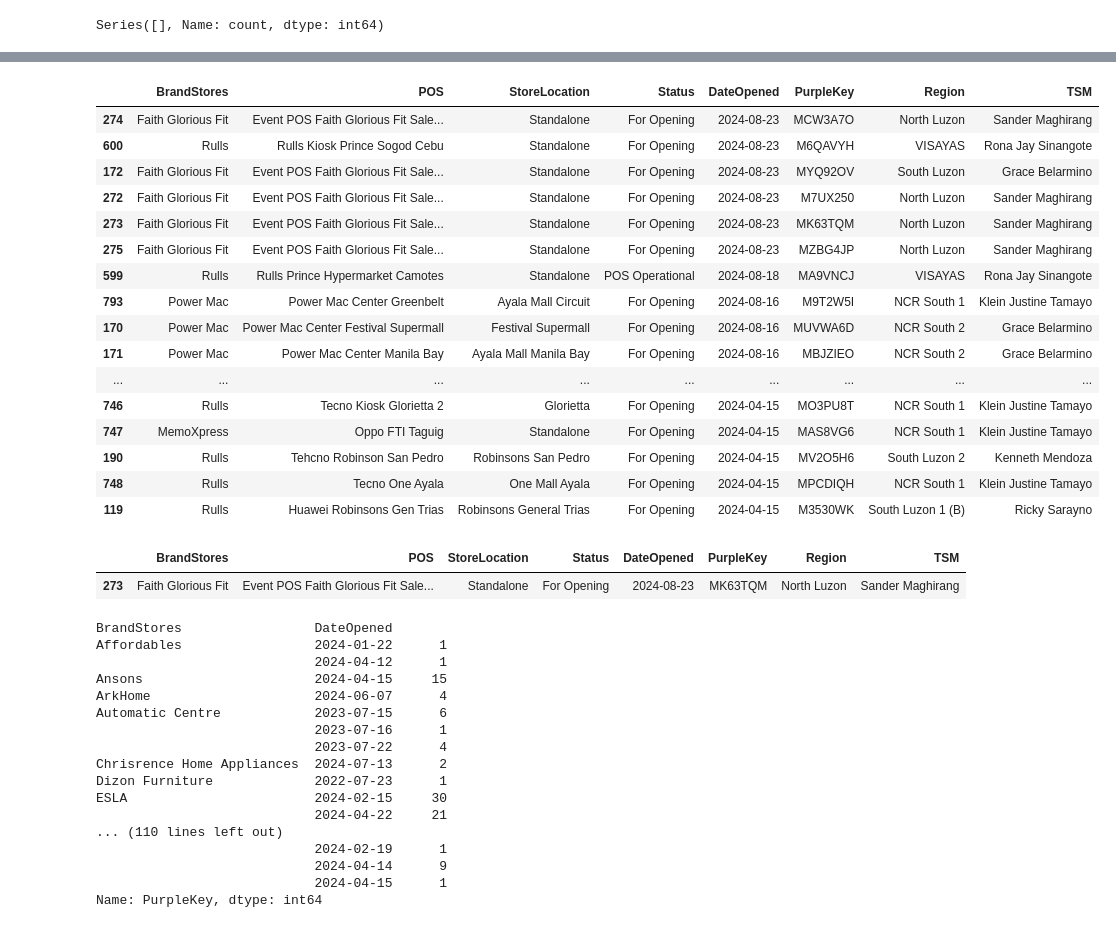
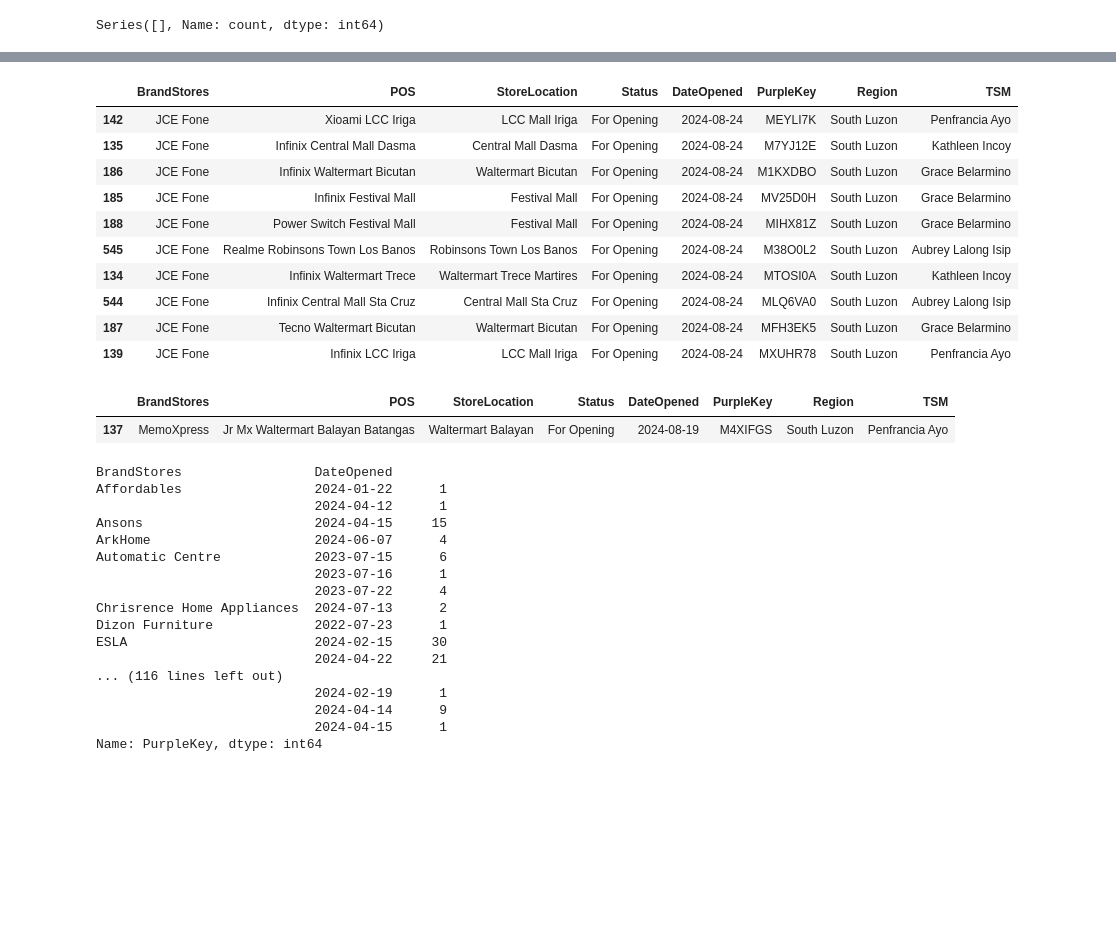
Before and after one commit to dchakroborti-tonik/POS_Addition, a Jupyter notebook: Notebook/Pos_mapping_new.ipynb, the cells around one changed output, grey strips where cells are left out. Cells and saved outputs as stored; diff of their text form; code cells hidden in the pictures; blank space fills up the shorter version.

```diff
--- a/Notebook/Pos_mapping_new.ipynb
+++ b/Notebook/Pos_mapping_new.ipynb
@@ -24,6 +24,6 @@ client = bigquery.Client(project='prj-prod-dataplatform')
 # Set options or configurations as needed
 # Example: pd.set_option('display.max_columns', None)
 # %%
-df = pd.read_csv(r"C:\Users\DwaipayanChakroborti\OneDrive - Tonik Financial Pte Ltd\MyStuff\SIL Sales\Shin Nebria\POS_Addition\Data\pos_add_20240823_file1.csv")
+df = pd.read_csv(r"C:\Users\DwaipayanChakroborti\OneDrive - Tonik Financial Pte Ltd\MyStuff\SIL Sales\Shin Nebria\POS_Addition\Data\pos_add_20240823_file2.csv")
 df.shape
 # %% [output]
@@ -422,28 +445,22 @@ df.head(10)
 # %%
-df.sort_values('DateOpened', ascending=False)
+df.sort_values('DateOpened', ascending=False).head(10)
 # %% [output]
 |  | BrandStores | POS | StoreLocation | Status | DateOpened | PurpleKey | Region | TSM |
-| 274 | Faith Glorious Fit | Event POS Faith Glorious Fit Sale... | Standalone | For Opening | 2024-08-23 | MCW3A7O | North Luzon | Sander Maghirang |
-| 600 | Rulls | Rulls Kiosk Prince Sogod Cebu | Standalone | For Opening | 2024-08-23 | M6QAVYH | VISAYAS | Rona Jay Sinangote |
-| 172 | Faith Glorious Fit | Event POS Faith Glorious Fit Sale... | Standalone | For Opening | 2024-08-23 | MYQ92OV | South Luzon | Grace Belarmino |
-| 272 | Faith Glorious Fit | Event POS Faith Glorious Fit Sale... | Standalone | For Opening | 2024-08-23 | M7UX250 | North Luzon | Sander Maghirang |
-| 273 | Faith Glorious Fit | Event POS Faith Glorious Fit Sale... | Standalone | For Opening | 2024-08-23 | MK63TQM | North Luzon | Sander Maghirang |
-| 275 | Faith Glorious Fit | Event POS Faith Glorious Fit Sale... | Standalone | For Opening | 2024-08-23 | MZBG4JP | North Luzon | Sander Maghirang |
-| 599 | Rulls | Rulls Prince Hypermarket Camotes | Standalone | POS Operational | 2024-08-18 | MA9VNCJ | VISAYAS | Rona Jay Sinangote |
-| 793 | Power Mac | Power Mac Center Greenbelt | Ayala Mall Circuit | For Opening | 2024-08-16 | M9T2W5I | NCR South 1 | Klein Justine Tamayo |
-| 170 | Power Mac | Power Mac Center Festival Supermall | Festival Supermall | For Opening | 2024-08-16 | MUVWA6D | NCR South 2 | Grace Belarmino |
-| 171 | Power Mac | Power Mac Center Manila Bay | Ayala Mall Manila Bay | For Opening | 2024-08-16 | MBJZIEO | NCR South 2 | Grace Belarmino |
-| ... | ... | ... | ... | ... | ... | ... | ... | ... |
-| 746 | Rulls | Tecno Kiosk Glorietta 2 | Glorietta | For Opening | 2024-04-15 | MO3PU8T | NCR South 1 | Klein Justine Tamayo |
-| 747 | MemoXpress | Oppo FTI Taguig | Standalone | For Opening | 2024-04-15 | MAS8VG6 | NCR South 1 | Klein Justine Tamayo |
-| 190 | Rulls | Tehcno Robinson San Pedro | Robinsons San Pedro | For Opening | 2024-04-15 | MV2O5H6 | South Luzon 2 | Kenneth Mendoza |
-| 748 | Rulls | Tecno One Ayala | One Mall Ayala | For Opening | 2024-04-15 | MPCDIQH | NCR South 1 | Klein Justine Tamayo |
-| 119 | Rulls | Huawei Robinsons Gen Trias | Robinsons General Trias | For Opening | 2024-04-15 | M3530WK | South Luzon 1 (B) | Ricky Sarayno |
+| 142 | JCE Fone | Xioami LCC Iriga | LCC Mall Iriga | For Opening | 2024-08-24 | MEYLI7K | South Luzon | Penfrancia Ayo |
+| 135 | JCE Fone | Infinix Central Mall Dasma | Central Mall Dasma | For Opening | 2024-08-24 | M7YJ12E | South Luzon | Kathleen Incoy |
+| 186 | JCE Fone | Infinix Waltermart Bicutan | Waltermart Bicutan | For Opening | 2024-08-24 | M1KXDBO | South Luzon | Grace Belarmino |
+| 185 | JCE Fone | Infinix Festival Mall | Festival Mall | For Opening | 2024-08-24 | MV25D0H | South Luzon | Grace Belarmino |
+| 188 | JCE Fone | Power Switch Festival Mall | Festival Mall | For Opening | 2024-08-24 | MIHX81Z | South Luzon | Grace Belarmino |
+| 545 | JCE Fone | Realme Robinsons Town Los Banos | Robinsons Town Los Banos | For Opening | 2024-08-24 | M38O0L2 | South Luzon | Aubrey Lalong Isip |
+| 134 | JCE Fone | Infinix Waltermart Trece | Waltermart Trece Martires | For Opening | 2024-08-24 | MTOSI0A | South Luzon | Kathleen Incoy |
+| 544 | JCE Fone | Infinix Central Mall Sta Cruz | Central Mall Sta Cruz | For Opening | 2024-08-24 | MLQ6VA0 | South Luzon | Aubrey Lalong Isip |
+| 187 | JCE Fone | Tecno Waltermart Bicutan | Waltermart Bicutan | For Opening | 2024-08-24 | MFH3EK5 | South Luzon | Grace Belarmino |
+| 139 | JCE Fone | Infinix LCC Iriga | LCC Mall Iriga | For Opening | 2024-08-24 | MXUHR78 | South Luzon | Penfrancia Ayo |
 # %%
-df[df['PurpleKey'] =='MK63TQM']
+df[df['PurpleKey'] =='M4XIFGS']
 # %% [output]
 |  | BrandStores | POS | StoreLocation | Status | DateOpened | PurpleKey | Region | TSM |
-| 273 | Faith Glorious Fit | Event POS Faith Glorious Fit Sale... | Standalone | For Opening | 2024-08-23 | MK63TQM | North Luzon | Sander Maghirang |
+| 137 | MemoXpress | Jr Mx Waltermart Balayan Batangas | Waltermart Balayan | For Opening | 2024-08-19 | M4XIFGS | South Luzon | Penfrancia Ayo |
 # %%
 df.groupby(['BrandStores', 'DateOpened'])['PurpleKey'].nunique()
 # %% [output]
@@ -459,7 +476,7 @@ Chrisrence Home Appliances  2024-07-13      2
 Dizon Furniture             2022-07-23      1
 ESLA                        2024-02-15     30
                             2024-04-22     21
-... (110 lines left out)
+... (116 lines left out)
                             2024-02-19      1
                             2024-04-14      9
                             2024-04-15      1
```
Also changed, not shown: parts of 36 cells of this notebook, 3 other files.
